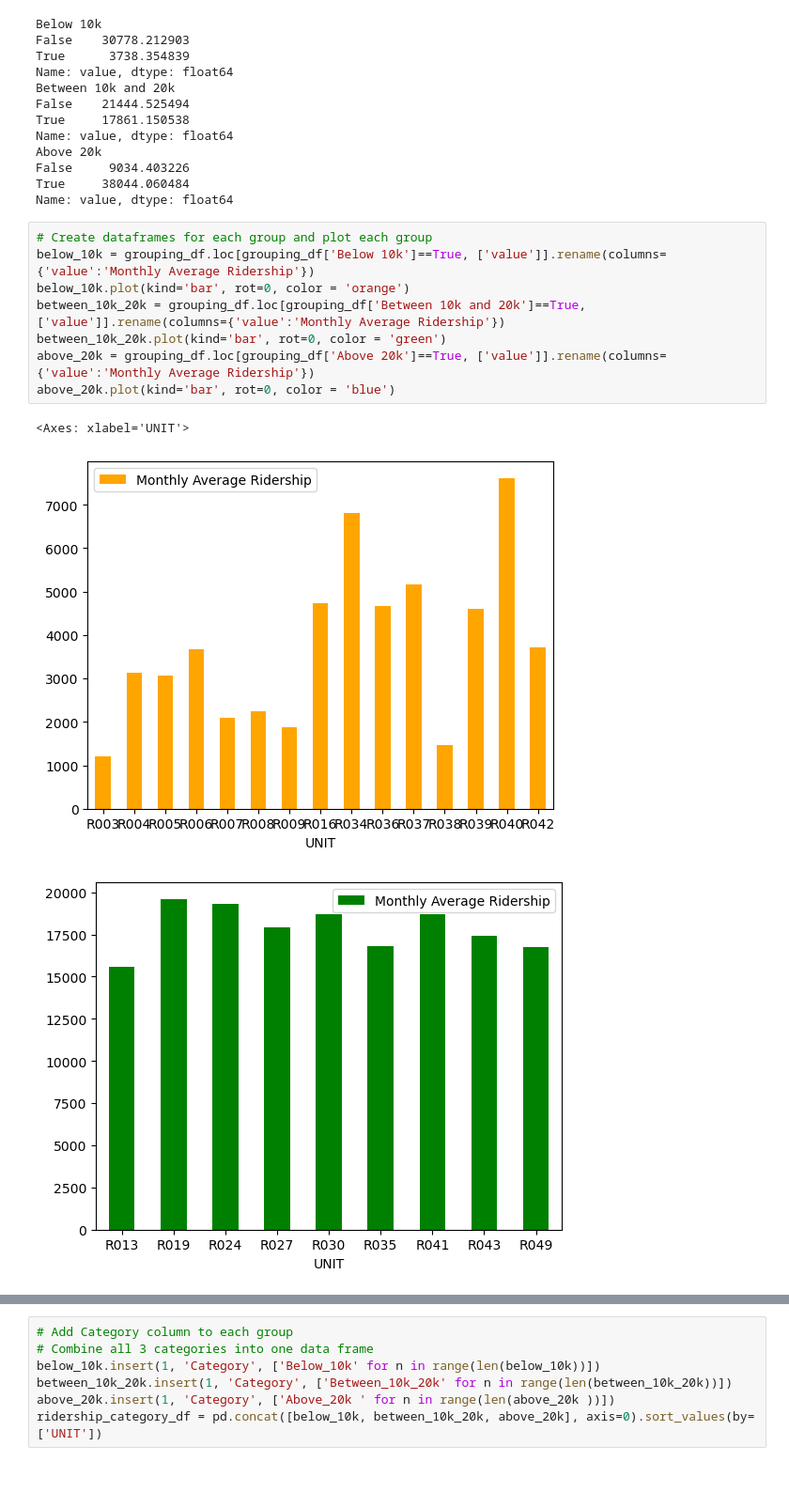
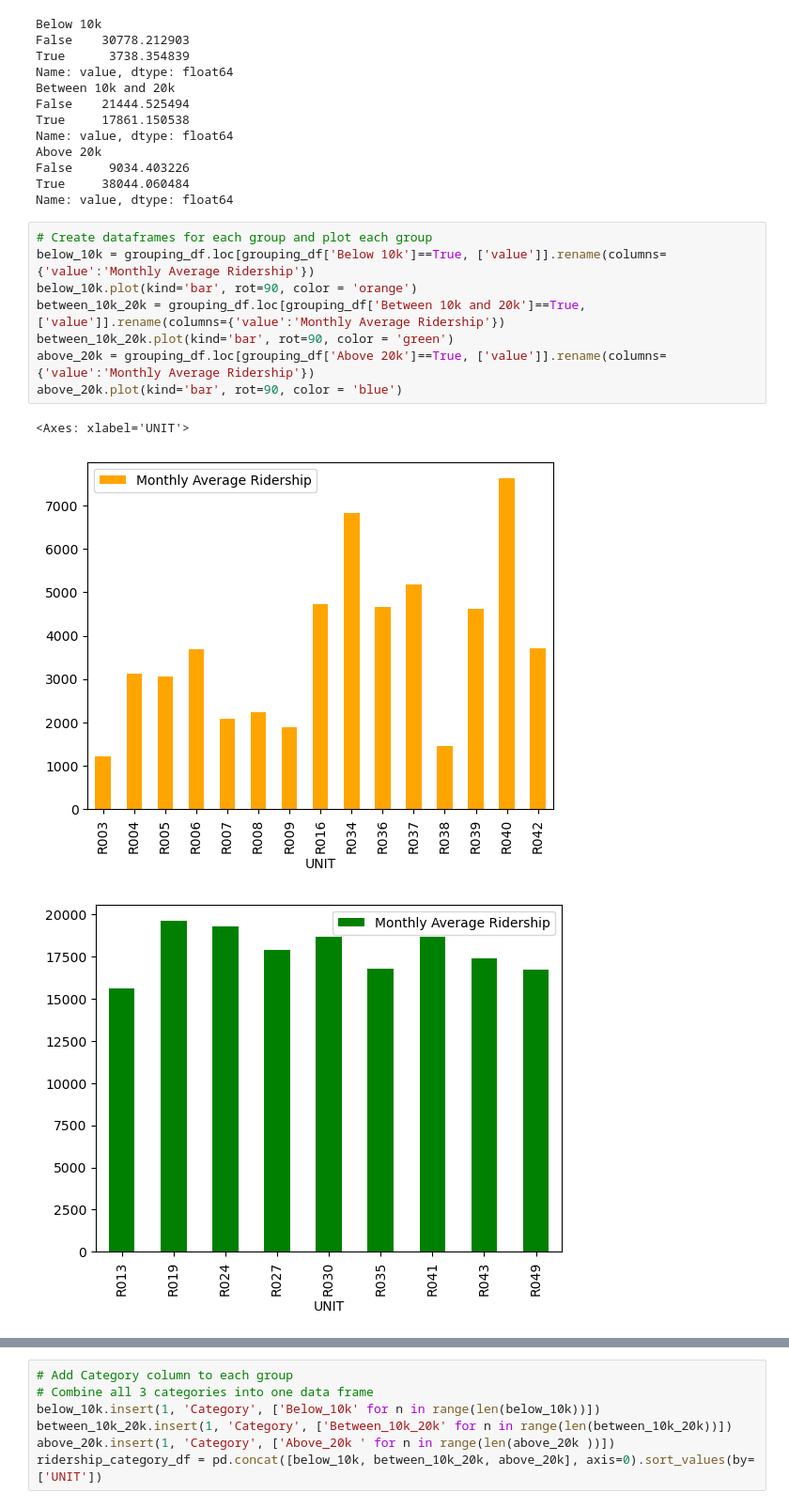
Before and after one commit to minmmwin/Udacity-Intro-to-Data-Analysis, a Jupyter notebook: Subway_Data_Analysis.ipynb, the cells around one changed output, grey strips where cells are left out. Shown: that part at 94% size. Saved outputs shown, nothing was run; the diff lists cells and outputs as text; blank space fills up the shorter version.

```diff
--- a/Subway_Data_Analysis.ipynb
+++ b/Subway_Data_Analysis.ipynb
@@ -219,12 +216,12 @@ Name: value, dtype: float64
 # %%
 # Create dataframes for each group and plot each group
 below_10k = grouping_df.loc[grouping_df['Below 10k']==True, ['value']].rename(columns={'value':'Monthly Average Ridership'})
-below_10k.plot(kind='bar', rot=0, color = 'orange')
+below_10k.plot(kind='bar', rot=90, color = 'orange')
 between_10k_20k = grouping_df.loc[grouping_df['Between 10k and 20k']==True, ['value']].rename(columns={'value':'Monthly Average Ridership'})
-between_10k_20k.plot(kind='bar', rot=0, color = 'green')
+between_10k_20k.plot(kind='bar', rot=90, color = 'green')
 above_20k = grouping_df.loc[grouping_df['Above 20k']==True, ['value']].rename(columns={'value':'Monthly Average Ridership'})
-above_20k.plot(kind='bar', rot=0, color = 'blue')
+above_20k.plot(kind='bar', rot=90, color = 'blue')
 # %% [output]
 <Axes: xlabel='UNIT'>
-[figure, old version]
+[figure, new version]
-[figure, old version]
+[figure, new version]
```
Also changed, not shown: parts of 5 cells of this notebook.
